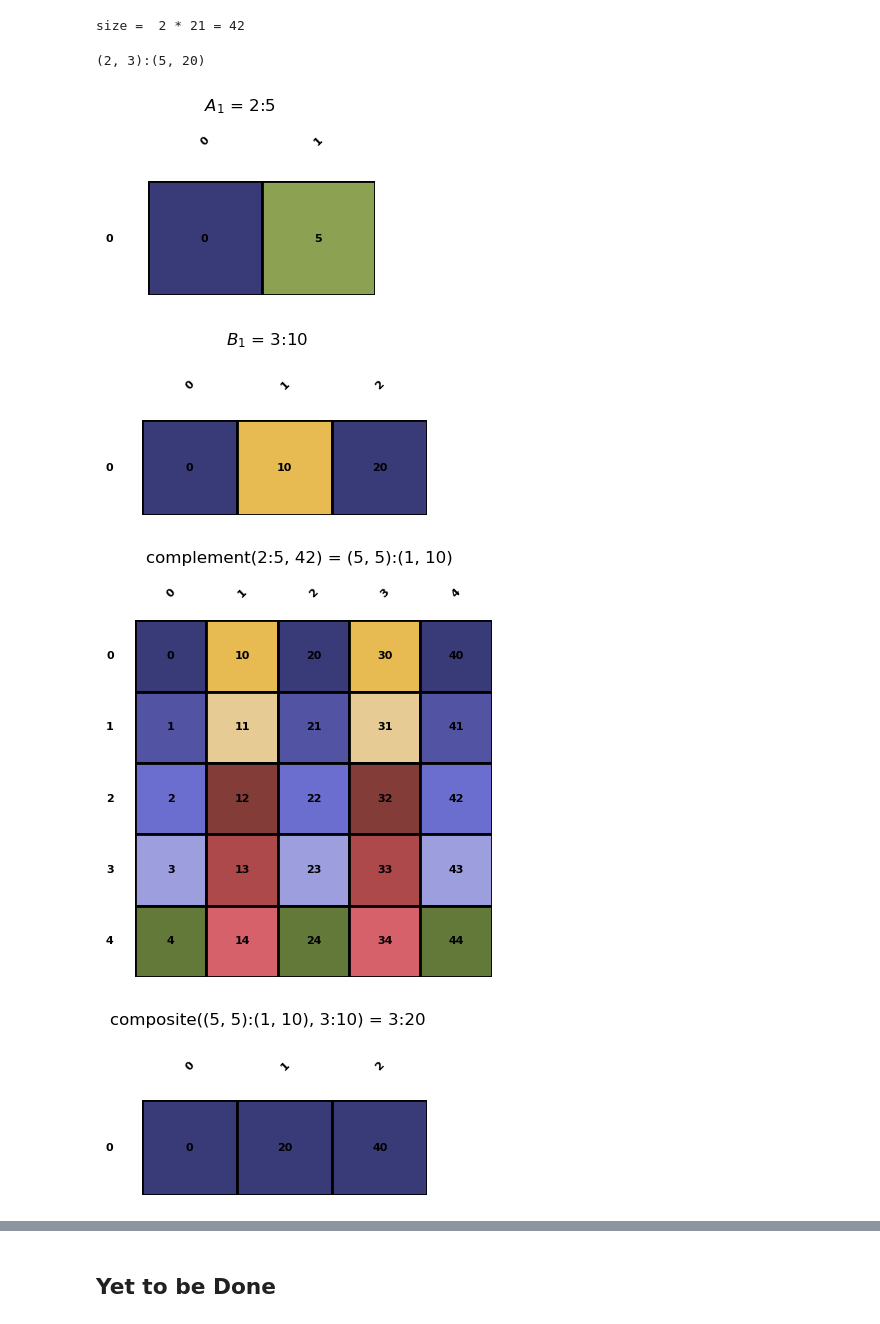
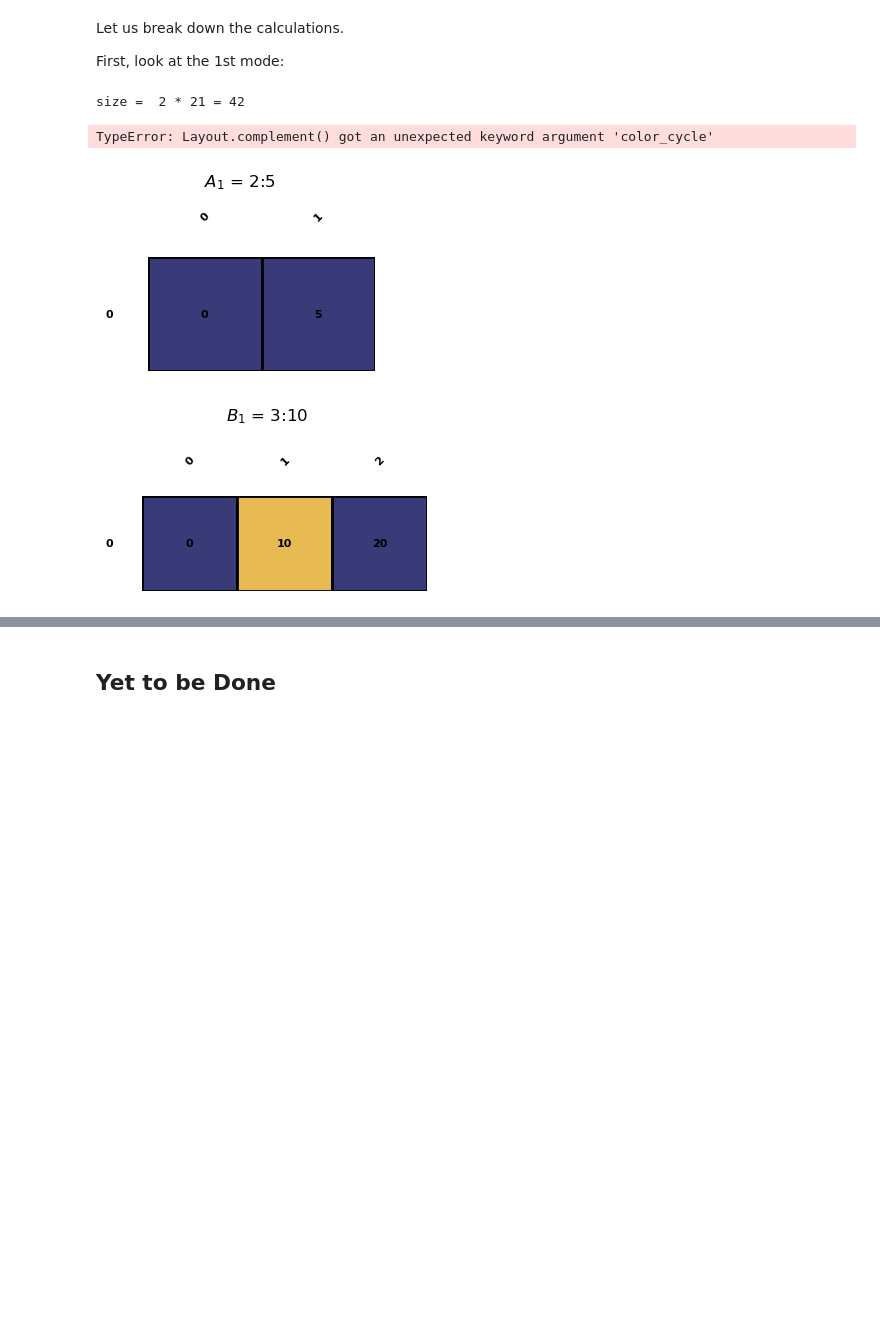
Before and after one commit to w32zhong/simp-intelligence, a Jupyter notebook: simp_intelligence/math/layout_product.ipynb, the cells around one changed output, grey strips where cells are left out. Cells and saved outputs as stored; diff of their text form; code cells hidden in the pictures; blank space fills up the shorter version.

```diff
--- a/simp_intelligence/math/layout_product.ipynb
+++ b/simp_intelligence/math/layout_product.ipynb
@@ -70,12 +27,14 @@ A.logical_product(B, by_mode=True).visualize('$A \\otimes B$')
+# %% [markdown]
+Let us break down the calculations.
+
+First, look at the 1st mode:
 # %%
-A1 = Layout.from_string('2:5').visualize('$A_1$')
+A1 = Layout.from_string('2:5').visualize('$A_1$', color_cycle=20)
 B1 = Layout.from_string('3:10').visualize('$B_1$')
 print('size = ', A1.size(), '*', B1.cosize(), '=', size:=A1.size() * B1.cosize())
-A1.logical_product(B1, visualize_steps=True)
+A1.logical_product(B1, visualize_steps=True, color_cycle=20)
 # %% [output]
 size =  2 * 21 = 42
-(2, 3):(5, 20)
+TypeError: Layout.complement() got an unexpected keyword argument 'color_cycle'
-[figure, old version]
+[figure, new version]
 [figure]
-[figure, removed]
-[figure, removed]
```
Also changed, not shown: parts of 11 cells of this notebook, 1 other file.
